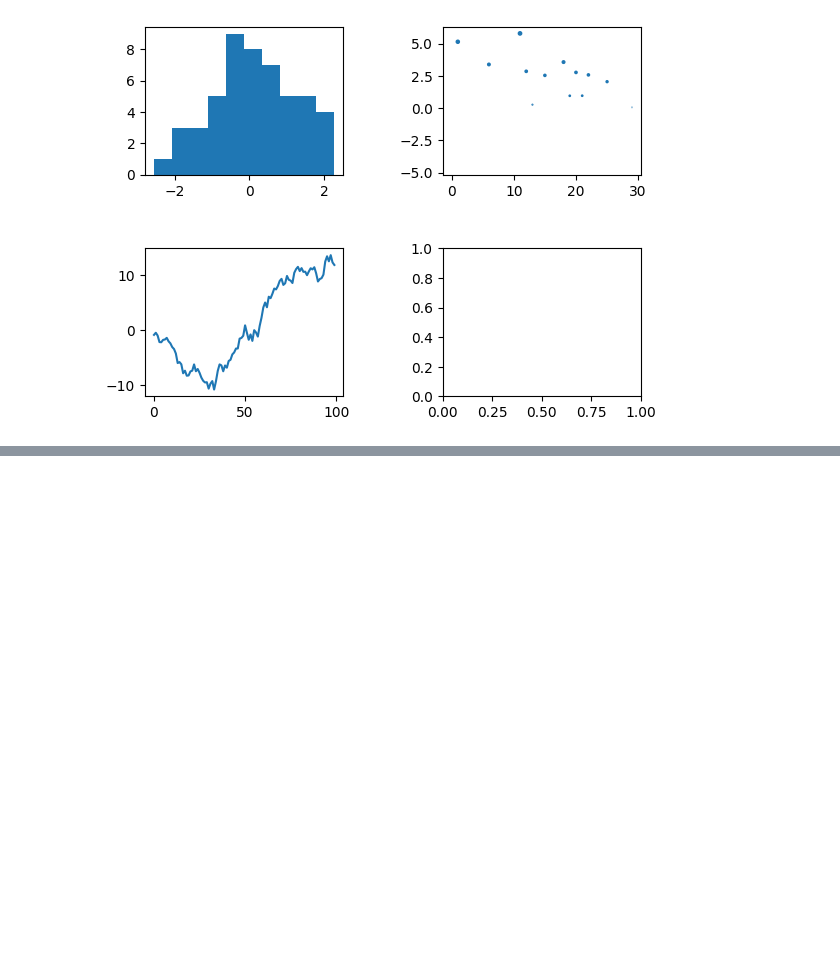
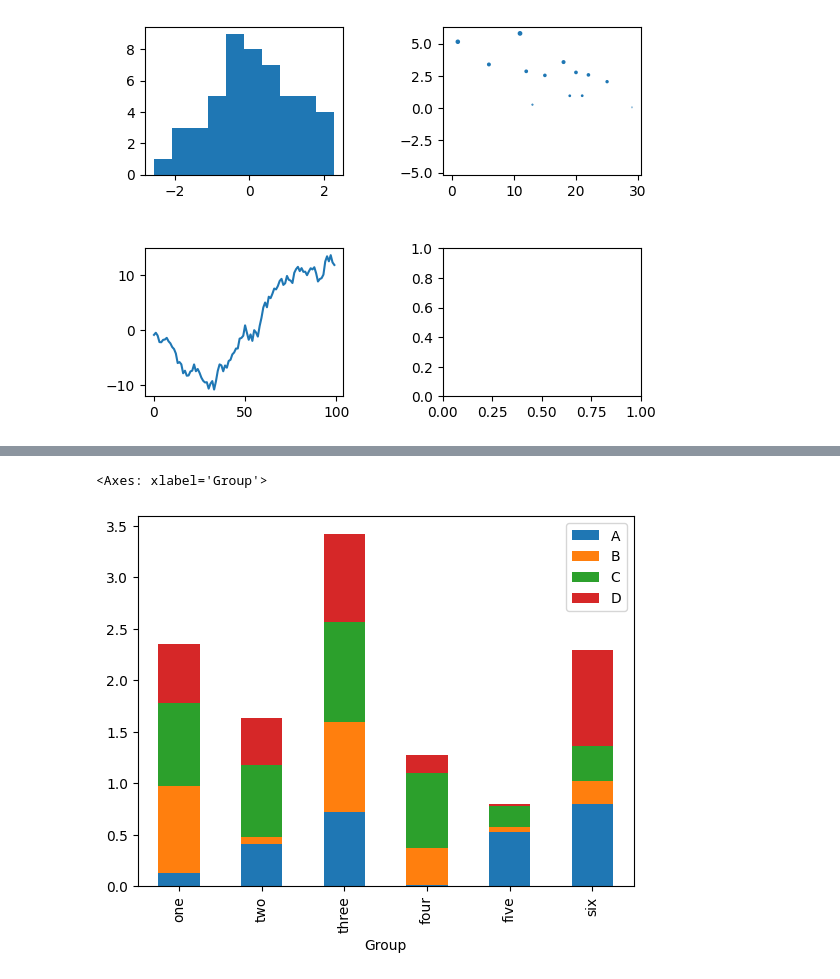
Before and after one commit to wonwookim/DataMining, a Jupyter notebook: data_visualization.ipynb, the cells around one changed output, grey strips where cells are left out. Saved outputs shown, nothing was run; the diff lists cells and outputs as text; code cells hidden in the pictures; blank space fills up the shorter version.

```diff
--- a/data_visualization.ipynb
+++ b/data_visualization.ipynb
@@ -108,0 +146,7 @@ plt.subplots_adjust(wspace = 0.5, hspace = 0.5) #subplot 간 간격 조정
+# %%
+df = pd.DataFrame(np.random.rand(6,4), columns = ['A','B','C','D'],
+                  index = pd.Index(['one', 'two', 'three','four', 'five','six'], name = 'Group'))
+df.plot(kind = 'bar', stacked = True)
+# %% [output]
+<Axes: xlabel='Group'>
+[figure, added]
```
Also changed, not shown: parts of 11 cells of this notebook.
